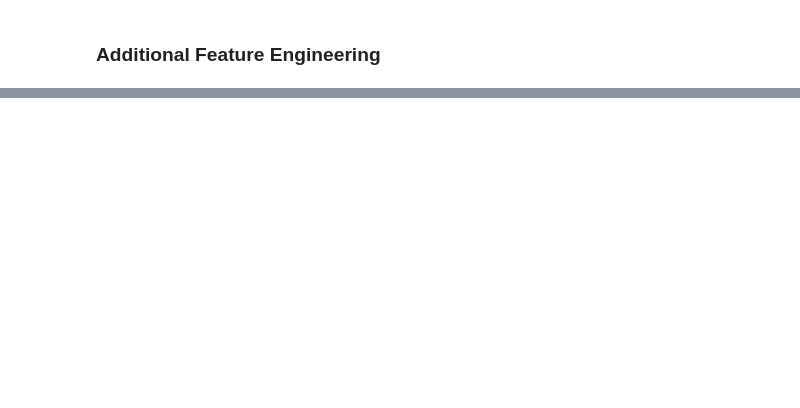
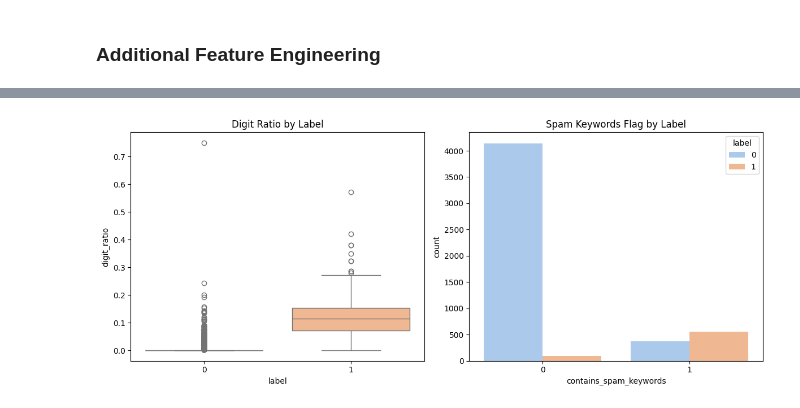
Before and after one commit to rajsuprio/sms_spam_svm, a Jupyter notebook: SMS_Spam_SVM_raj.ipynb, the cells around one changed output, grey strips where cells are left out. Cells and saved outputs as stored; diff of their text form; code cells hidden in the pictures; blank space fills up the shorter version.

```diff
--- a/SMS_Spam_SVM_raj.ipynb
+++ b/SMS_Spam_SVM_raj.ipynb
@@ -253,0 +391,14 @@ print(df.head())
+# %%
+# 5. Digit Ratio (proportion of characters that are numbers)
+df['digit_ratio'] = df['num_digits'] / (df['char_count'] + 1)
+
+# 6. Flag for common high-frequency spam words
+spam_words = ['free', 'claim', 'winner', 'txt', 'urgent', 'prize', 'stop', 'reply', 'mobile', 'call']
+def check_spam_keywords(text):
+    text_lower = text.lower()
+    return int(any(word in text_lower for word in spam_words))
+
+df['contains_spam_keywords'] = df['message'].apply(check_spam_keywords)
+
+# Display updated dataframe containing the newest features
+display(df[['message', 'label', 'digit_ratio', 'contains_spam_keywords']].head())
@@ -253,0 +412,13 @@ print(df.head())
+# %%
+fig, axes = plt.subplots(1, 2, figsize=(12, 5))
+
+sns.boxplot(data=df, x='label', y='digit_ratio', ax=axes[0], hue='label', palette='pastel', legend=False)
+axes[0].set_title('Digit Ratio by Label')
+
+sns.countplot(data=df, x='contains_spam_keywords', hue='label', ax=axes[1], palette='pastel')
+axes[1].set_title('Spam Keywords Flag by Label')
+
+plt.tight_layout()
+plt.show()
+# %% [output]
+[figure, added]
```
Also changed, not shown: parts of 21 cells of this notebook.
